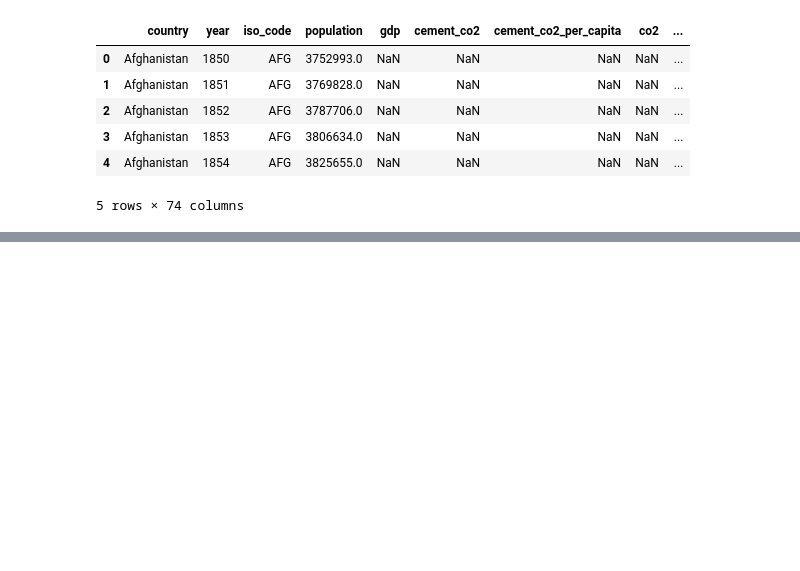
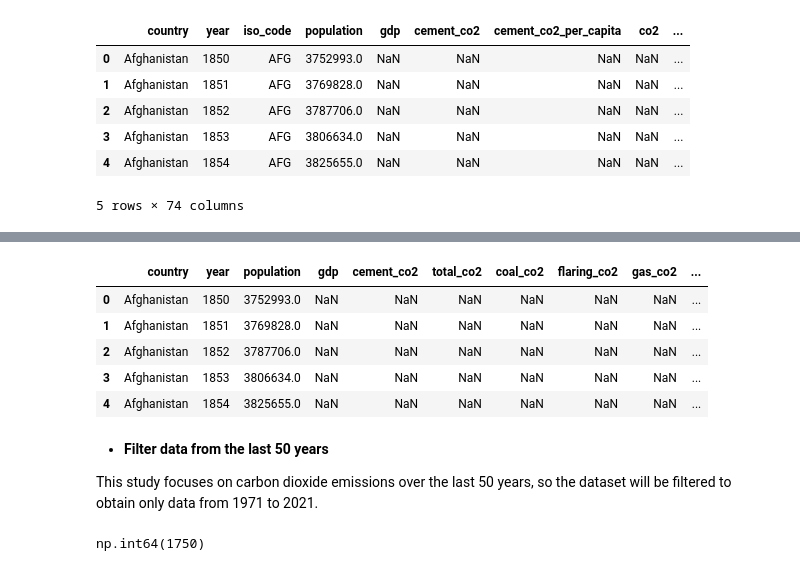
Before and after one commit to herrerovir/Co2-emissions-exploratory-data-analysis, a Jupyter notebook: EDA-co2-emissions.ipynb, the cells around one changed output, grey strips where cells are left out. Saved outputs shown, nothing was run; the diff lists cells and outputs as text; code cells hidden in the pictures; blank space fills up the shorter version.

Commit message:
Add data cleaning

```diff
--- a/EDA-co2-emissions.ipynb
+++ b/EDA-co2-emissions.ipynb
@@ -25,0 +111,18 @@ carbon_emission.head()
+# %%
+carbon_emission.head()
+# %% [output]
+|  | country | year | population | gdp | cement_co2 | total_co2 | coal_co2 | flaring_co2 | gas_co2 | ... |
+| 0 | Afghanistan | 1850 | 3752993.0 | NaN | NaN | NaN | NaN | NaN | NaN | ... |
+| 1 | Afghanistan | 1851 | 3769828.0 | NaN | NaN | NaN | NaN | NaN | NaN | ... |
+| 2 | Afghanistan | 1852 | 3787706.0 | NaN | NaN | NaN | NaN | NaN | NaN | ... |
+| 3 | Afghanistan | 1853 | 3806634.0 | NaN | NaN | NaN | NaN | NaN | NaN | ... |
+| 4 | Afghanistan | 1854 | 3825655.0 | NaN | NaN | NaN | NaN | NaN | NaN | ... |
+# %% [markdown]
+* **Filter data from the last 50 years**
+
+This study focuses on carbon dioxide emissions over the last 50 years, so the dataset will be filtered to obtain only data from 1971 to 2021.
+# %%
+# Select the first year of the dataset
+carbon_emission.year.min()
+# %% [output]
+np.int64(1750)
```
Also changed, not shown: parts of 35 cells of this notebook.
